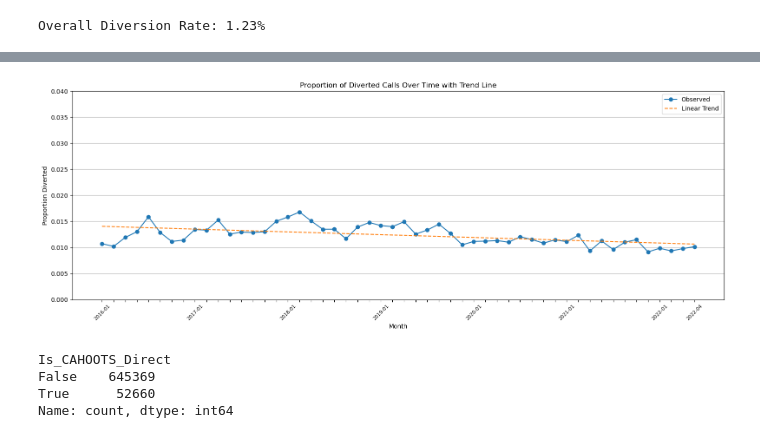
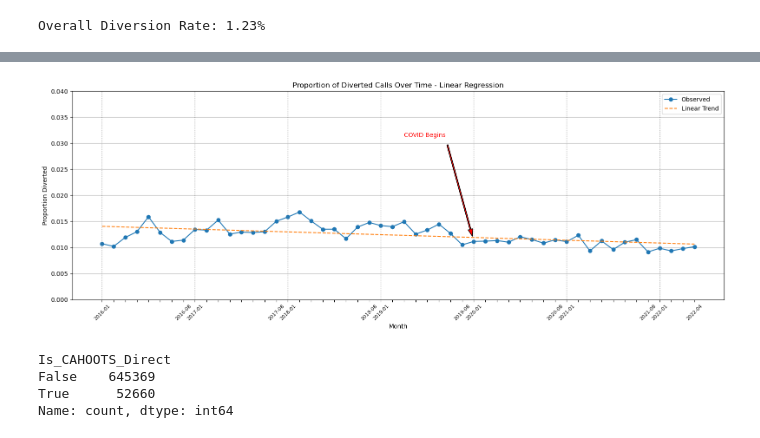
Before and after one commit to hi-c-bucks/CAHOOTS_eda, a Jupyter notebook: cahoots_proj.ipynb, the cells around one changed output, grey strips where cells are left out. Drawn from its saved outputs; the diff is of its cells as text; code cells hidden in the pictures.

```diff
--- a/cahoots_proj.ipynb
+++ b/cahoots_proj.ipynb
@@ -208,31 +246,94 @@ plt.show()
 # %%
-from sklearn.linear_model import LinearRegression
-import numpy as np
-
-# Convert month to numeric (e.g., 0, 1, 2, ...)
+# # Convert month to numeric (e.g., 0, 1, 2, ...)
 monthly = monthly.copy()
 monthly['month_num'] = np.arange(len(monthly))
 
-# Fit model
+# # Fit model
 X = monthly[['month_num']]
 y = monthly['Proportion_Diverted']
 model = LinearRegression().fit(X, y)
 
+# # Add predicted trendline to plot
+# monthly['trend'] = model.predict(X)
+# plt.figure(figsize=(16, 6))
+# plt.plot(monthly['month'].astype(str), monthly['Proportion_Diverted'], label='Observed', marker='o')
+# plt.plot(monthly['month'].astype(str), monthly['trend'], label='Linear Trend', linestyle='--')
+# plt.xticks(tick_locs, tick_labels, rotation=45, fontsize=8)
+# plt.title("Proportion of Diverted Calls Over Time - Linear Regression")
+# plt.xlabel("Month")
+# plt.ylabel("Proportion Diverted")
+# plt.ylim(0, 0.04)
+# plt.grid(axis='y')
+# plt.legend()
+# plt.tight_layout()
+# plt.show()
 # Add predicted trendline to plot
 monthly['trend'] = model.predict(X)
 plt.figure(figsize=(16, 6))
-plt.plot(monthly['month'].astype(str), monthly['Proportion_Diverted'], label='Observed', marker='o')
-plt.plot(monthly['month'].astype(str), monthly['trend'], label='Linear Trend', linestyle='--')
+plt.plot(monthly['month_num'], monthly['Proportion_Diverted'], label='Observed', marker='o')
+plt.plot(monthly['month_num'], monthly['trend'], label='Linear Trend', linestyle='--')
+
+# # Adjust xticks: match month_num to your custom labels
+# plt.xticks(ticks=tick_locs, labels=tick_labels, rotation=45, fontsize=8)
+
+# # Annotation for COVID
+# if '2020-01' in all_months:
+#     covid_index = all_months.index('2020-01')
+#     covid_value = monthly.loc[monthly['month_str'] == '2020-01', 'Proportion_Diverted'].values[0]
+
+#     plt.annotate(
+#         'COVID Begins',
+#         xy=(covid_index, covid_value),
+#         xytext=(covid_index - 7, covid_value + 0.01),
+#         arrowprops=dict(facecolor='red', shrink=0.05, width=2, headwidth=8),
+#         fontsize=10,
+#         color='red'
+#     )
+
+# plt.title("Proportion of Diverted Calls Over Time - Linear Regression")
+# plt.xlabel("Month")
+# plt.ylabel("Proportion Diverted")
+# plt.ylim(0, 0.04)
+# plt.grid(axis='y')
+# plt.legend()
+# plt.tight_layout()
+# plt.show()
+
+# plt.figure(figsize=(16, 6))
+# plt.plot(monthly['month'].astype(str), monthly['Proportion_Diverted'], label='Observed', marker='o')
+# plt.plot(monthly['month'].astype(str), monthly['trend'], label='Linear Trend', linestyle='--')
+
+# # Add annotation for COVID start
+covid_month = '2020-01'
+if covid_month in all_months:
+    covid_index = all_months.index(covid_month)
+    covid_value = monthly.loc[monthly['month_str'] == covid_month, 'Proportion_Diverted'].values[0]
+
+    plt.annotate(
+        'COVID Begins',
+        xy=(covid_index, covid_value),
+        xytext=(covid_index - 6, covid_value + 0.02),
+        arrowprops=dict(facecolor='red', shrink=0.05, width=2, headwidth=8),
+        fontsize=10,
+        color='red'
+    )
+
+# Vertical lines for each January (optional)
+jan_indexes = [i for i, m in enumerate(all_months) if m.endswith('-01')]
+for idx in jan_indexes:
+    plt.axvline(x=idx, color='gray', linestyle='dotted', linewidth=1)
+
+# Tick settings
 plt.xticks(tick_locs, tick_labels, rotation=45, fontsize=8)
-plt.title("Proportion of Diverted Calls Over Time with Trend Line")
+plt.title("Proportion of Diverted Calls Over Time - Linear Regression")
 plt.xlabel("Month")
 plt.ylabel("Proportion Diverted")
 plt.ylim(0, 0.04)
 plt.grid(axis='y')
 plt.legend()
 plt.tight_layout()
 plt.show()
 # %% [output]
-[figure, old version]
+[figure, new version]
 # %%
 cahoots_units = {"1J77", "3J79", "3J78", "4J79", "3J81", "3J76", "2J28", "2J29", "CAHOOT", "CAHOT", "CAHO"}
```
Also changed, not shown: parts of 17 cells of this notebook.
